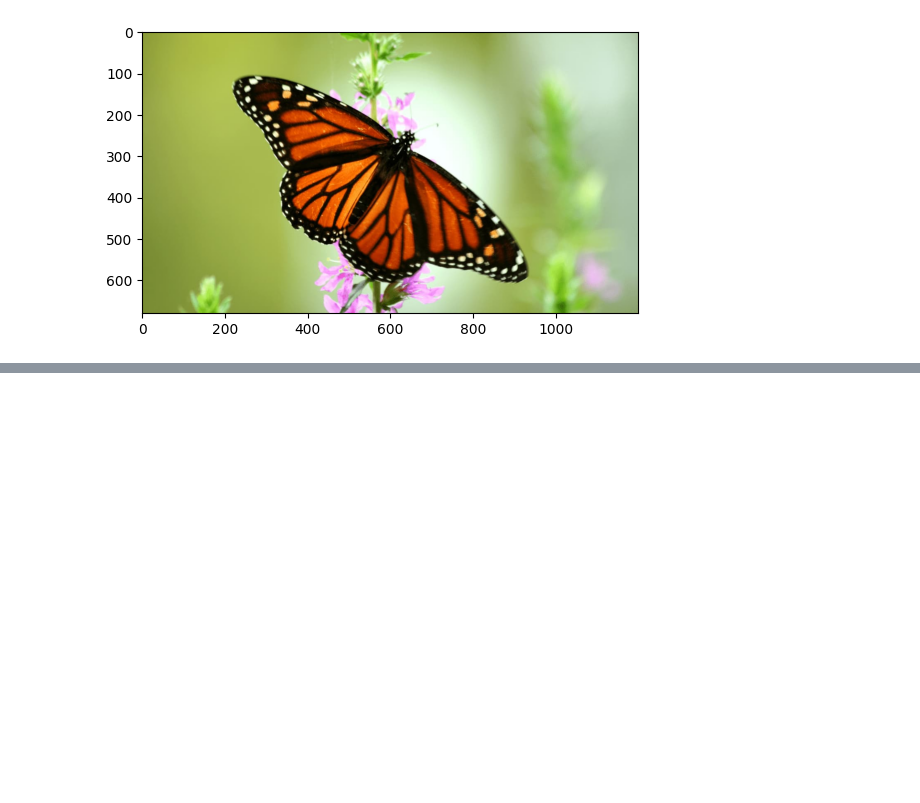
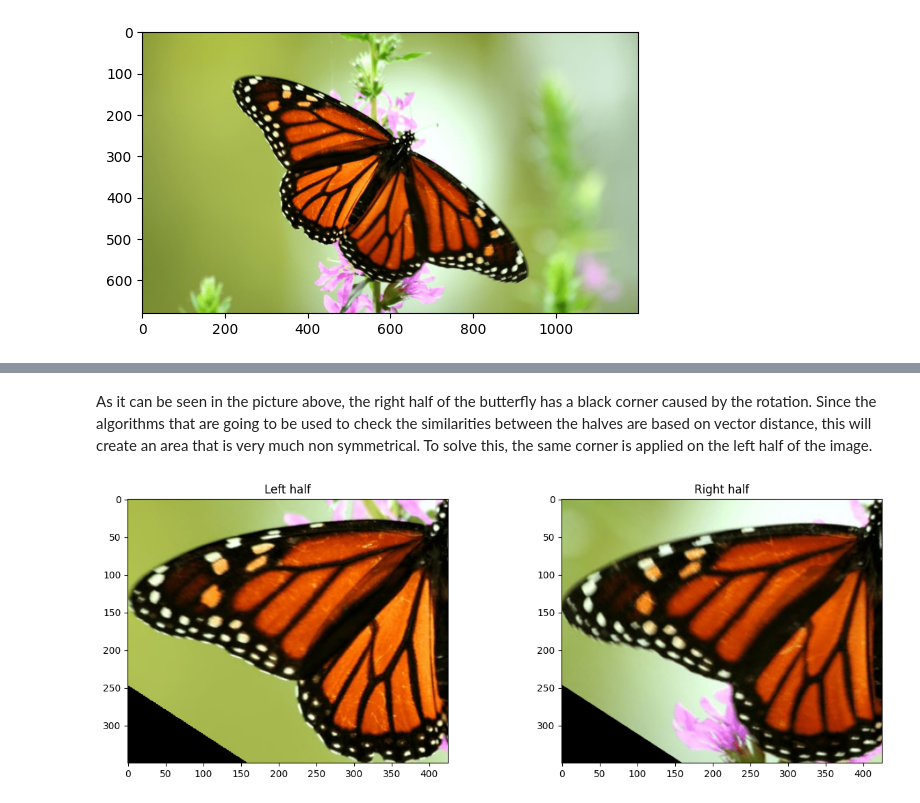
Before and after one commit to GMuradas99/Strength-Of-Symmetry, a Jupyter notebook: symmetry-strength.ipynb, the cells around one changed output, grey strips where cells are left out. Cells and saved outputs as stored; diff of their text form; code cells hidden in the pictures; blank space fills up the shorter version.

```diff
--- a/symmetry-strength.ipynb
+++ b/symmetry-strength.ipynb
@@ -51,0 +104,23 @@ plt.show()
+# %% [markdown]
+As it can be seen in the picture above, the right half of the butterfly has a black corner caused by the rotation. Since the algorithms that are going to be used to check the similarities between the halves are based on vector distance, this will create an area that is very much non symmetrical. To solve this, the same corner is applied on the left half of the image.
+# %%
+# Copies the pixels = [0,0,0] on both sides of the image
+def copyMask(img1, img2):
+    for i in range(img1.shape[0]):
+        for j in range(img1.shape[0]):
+            if (img1[i,j] == [0,0,0]).all():
+                img2[i,j] = [0,0,0]
+            if (img2[i,j] == [0,0,0]).all():
+                img1[i,j] = [0,0,0]
+
+
+# Copying the black pixels
+copyMask(rightHalf,leftHalf)
+
+# Display
+_, ax = plt.subplots(1,2, figsize=(15, 5))
+ax[0].imshow(leftHalf), ax[0].set_title(f'Left half')
+ax[1].imshow(rightHalf), ax[1].set_title(f'Right half')
+plt.show()
+# %% [output]
+[figure, added]
```
Also changed, not shown: parts of 24 cells of this notebook.
